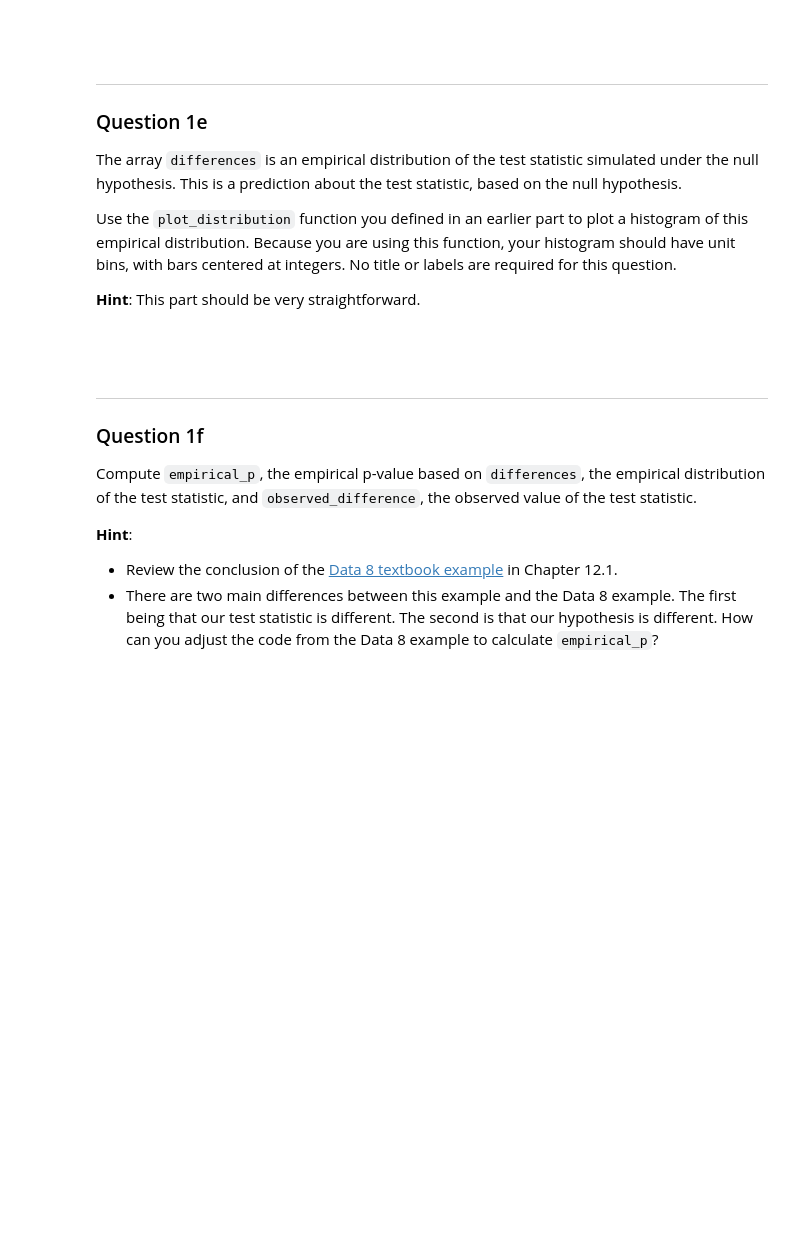
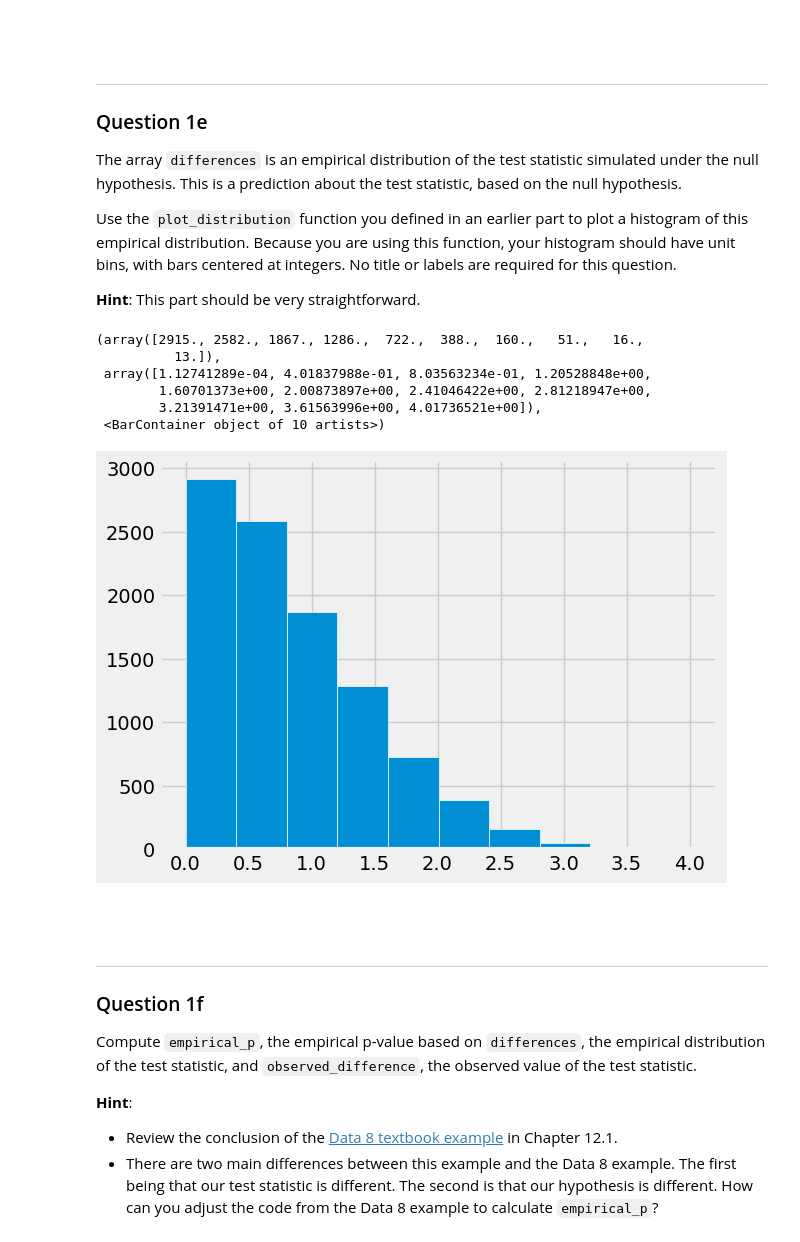
Before and after one commit to YeHuodeShenMing/DS-100, a Jupyter notebook: hw/hw01/hw01.ipynb, the cells around one changed output. Cells and saved outputs as stored; diff of their text form; code cells hidden in the pictures; blank space fills up the shorter version.

```diff
--- a/hw/hw01/hw01.ipynb
+++ b/hw/hw01/hw01.ipynb
@@ -404,17 +355,17 @@ all_birthweights = np.append(nonsmoker_births, smoker_births)
 
 for i in np.arange(repetitions):
     # Permute all_birthweights
-    shuffled_birthweights = ...
+    shuffled_birthweights = np.random.choice(all_birthweights, size=len(all_birthweights), replace=False)
 
     # Make the simulated smoker and non-smoker group
     sim_nonsmoker_births = shuffled_birthweights[:len(nonsmoker_births)]
     sim_smoker_births = shuffled_birthweights[len(nonsmoker_births):]
 
     # Calculate test statistics
-    sim_difference = ...
+    sim_difference =  abs(np.mean(sim_nonsmoker_births) - np.mean(sim_smoker_births))
 
     # Append the test statistics in differences
-    differences = ...
+    differences = np.append(differences, sim_difference)
 
 differences
 # %% [output]
@@ -440,3 +392,13 @@ Use the `plot_distribution` function you defined in an earlier part to plot a hi
+# %%
+plt.hist(differences,ec='white')
+# %% [output]
+(array([2915., 2582., 1867., 1286.,  722.,  388.,  160.,   51.,   16.,
+          13.]),
+ array([1.12741289e-04, 4.01837988e-01, 8.03563234e-01, 1.20528848e+00,
+        1.60701373e+00, 2.00873897e+00, 2.41046422e+00, 2.81218947e+00,
+        3.21391471e+00, 3.61563996e+00, 4.01736521e+00]),
+ <BarContainer object of 10 artists>)
+[figure, added]
 # %% [markdown]
 <!-- END QUESTION -->
 
```
Also changed, not shown: parts of 13 cells of this notebook, 2 other files.
